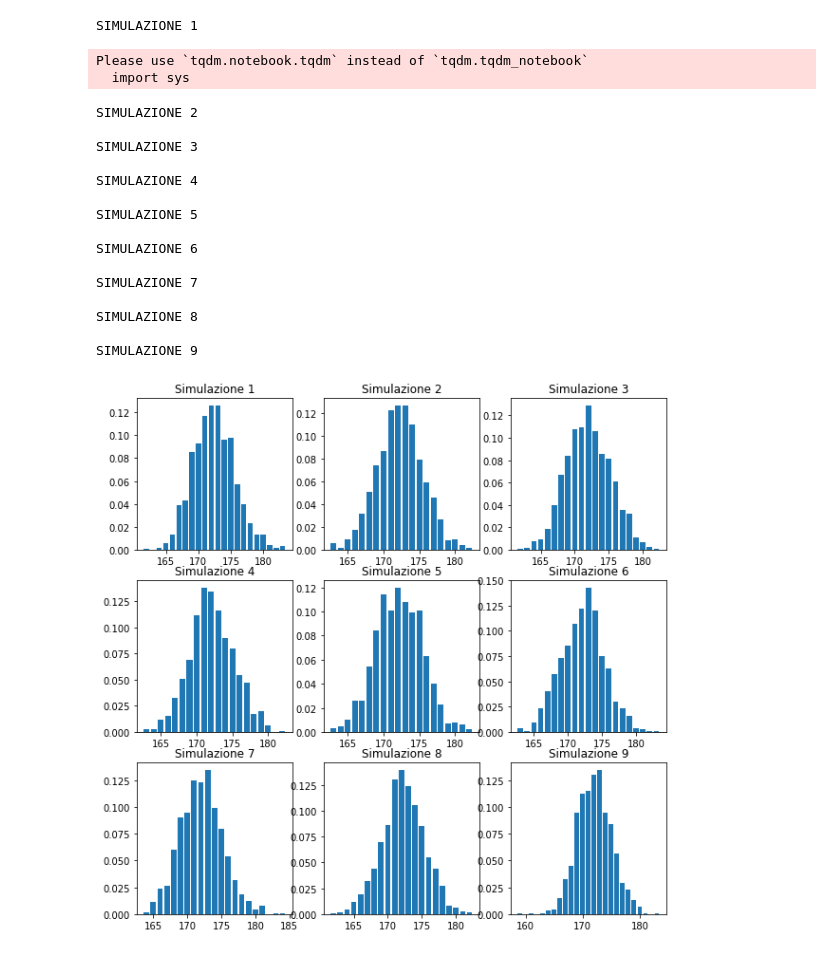
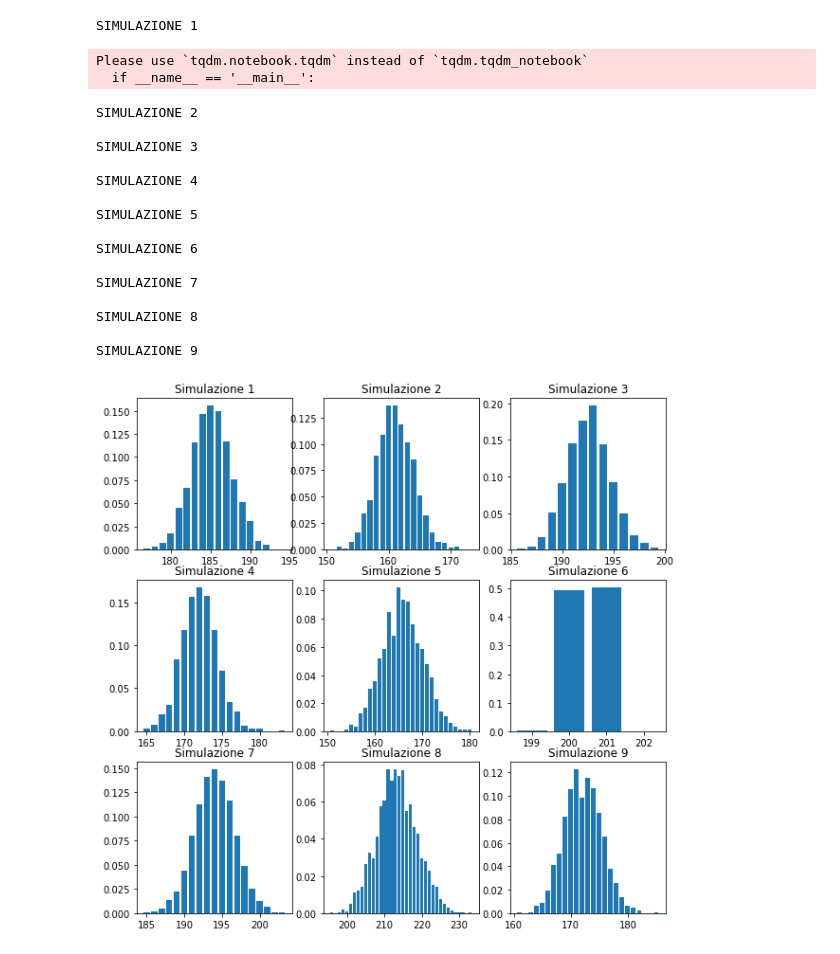
Before and after one commit to jinzus/tennis, a Jupyter notebook: TENNIS_PRIMO.ipynb, the cells around one changed output. Cells and saved outputs as stored; diff of their text form; code cells hidden in the pictures.

```diff
--- a/TENNIS_PRIMO.ipynb
+++ b/TENNIS_PRIMO.ipynb
@@ -8,13 +8,13 @@ import matplotlib.pyplot as plt
 # %%
 plt.figure(figsize=(10,10))
 tutte_le_simulazioni=[]
-for una in range(9):
+medie=(13,15,12.5,14,15,12,12.4,11.2,14)
+sds=(2.4,3.5,1.9,2.6,5.4,.3,2.4,4.3,3.5)
+for una,(media,sd) in enumerate(zip(medie,sds)):
   print("SIMULAZIONE {:d}".format(una+1))
   temporaneo=[]
-  n_simulazioni=1000
+  n_simulazioni=2000
   for item in tqdm_notebook(range(n_simulazioni)):
-    media=14
-    sd=3.4
     items=[0]
     while np.sum(items)<=2400:
       gauss=np.random.normal(media,sd)
@@ -40,32 +40,32 @@ for una in range(9):
   indici=np.unique(lunghezze)
   tabella=np.empty((len(indici),2))
   for i,item in enumerate(indici):
     riga=len(lunghezze[lunghezze==item])
     tabella[i]=np.array([item,riga])
 
   probabilità=tabella[:,-1]/n_simulazioni
   tabella_probabilità=(np.c_[indici,probabilità])
   plt.subplot(331+una)
   plt.bar(tabella_probabilità[:,0],tabella_probabilità[:,1])
   plt.title("Simulazione {:d}".format(una+1))
   tutte_le_simulazioni.append(simulazioni)
 # %% [output]
 SIMULAZIONE 1
 Please use `tqdm.notebook.tqdm` instead of `tqdm.tqdm_notebook`
-  import sys
+  if __name__ == '__main__':
 SIMULAZIONE 2
 
 SIMULAZIONE 3
 
 SIMULAZIONE 4
 
 SIMULAZIONE 5
 
 SIMULAZIONE 6
 
 SIMULAZIONE 7
 
 SIMULAZIONE 8
 
 SIMULAZIONE 9
-[figure, old version]
+[figure, new version]
```
